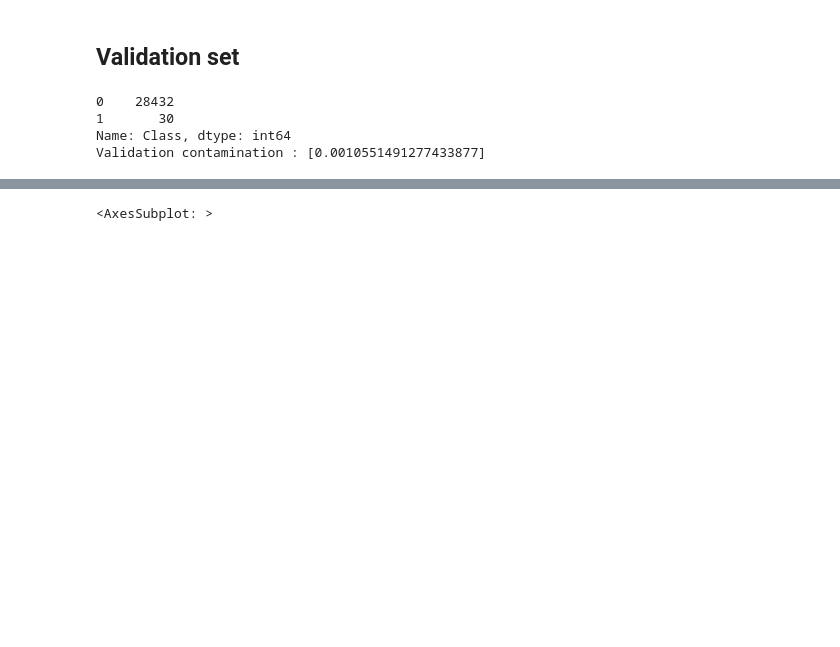
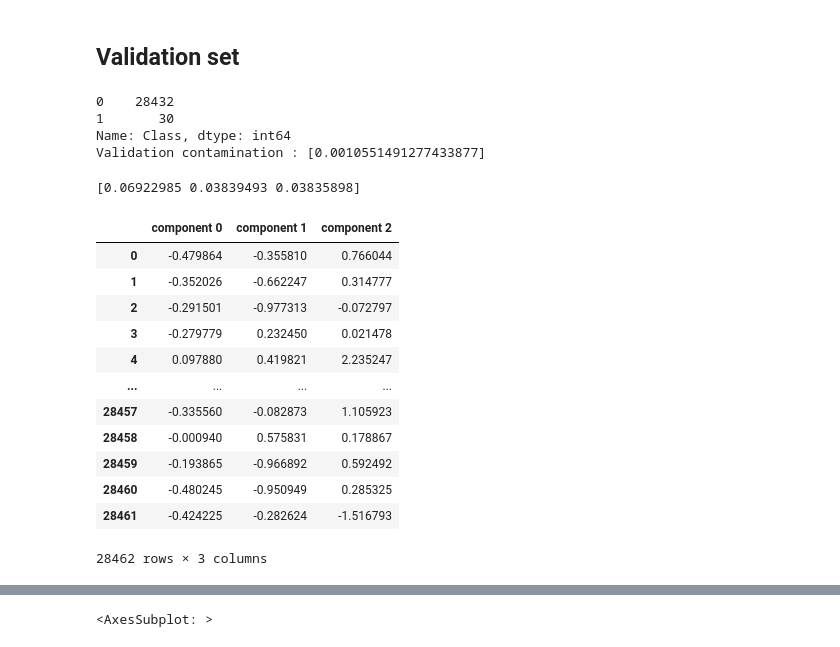
Before and after one commit to jiyoonmik/DACON_practice, a Jupyter notebook: card/card_code_yoon.ipynb, the cells around one changed output, grey strips where cells are left out. Cells and saved outputs as stored; diff of their text form; code cells hidden in the pictures; blank space fills up the shorter version.

```diff
--- a/card/card_code_yoon.ipynb
+++ b/card/card_code_yoon.ipynb
@@ -66,0 +88,24 @@ Validation contamination : [0.0010551491277433877]
+# %%
+from sklearn.decomposition import PCA
+pca = PCA(n_components = 3)
+pca.fit(val_scaled.iloc[:,:-1])
+
+df_pca = pca.transform(val_scaled.iloc[:,:-1])
+df_pca = pd.DataFrame(df_pca, columns = ['component 0', 'component 1', 'component 2'])
+print(pca.explained_variance_ratio_)#설명력 좋지 않음
+df_pca
+# %% [output]
+[0.06922985 0.03839493 0.03835898]
+|  | component 0 | component 1 | component 2 |
+| 0 | -0.479864 | -0.355810 | 0.766044 |
+| 1 | -0.352026 | -0.662247 | 0.314777 |
+| 2 | -0.291501 | -0.977313 | -0.072797 |
+| 3 | -0.279779 | 0.232450 | 0.021478 |
+| 4 | 0.097880 | 0.419821 | 2.235247 |
+| ... | ... | ... | ... |
+| 28457 | -0.335560 | -0.082873 | 1.105923 |
+| 28458 | -0.000940 | 0.575831 | 0.178867 |
+| 28459 | -0.193865 | -0.966892 | 0.592492 |
+| 28460 | -0.480245 | -0.950949 | 0.285325 |
+| 28461 | -0.424225 | -0.282624 | -1.516793 |
+28462 rows × 3 columns
```
Also changed, not shown: parts of 43 cells of this notebook.
